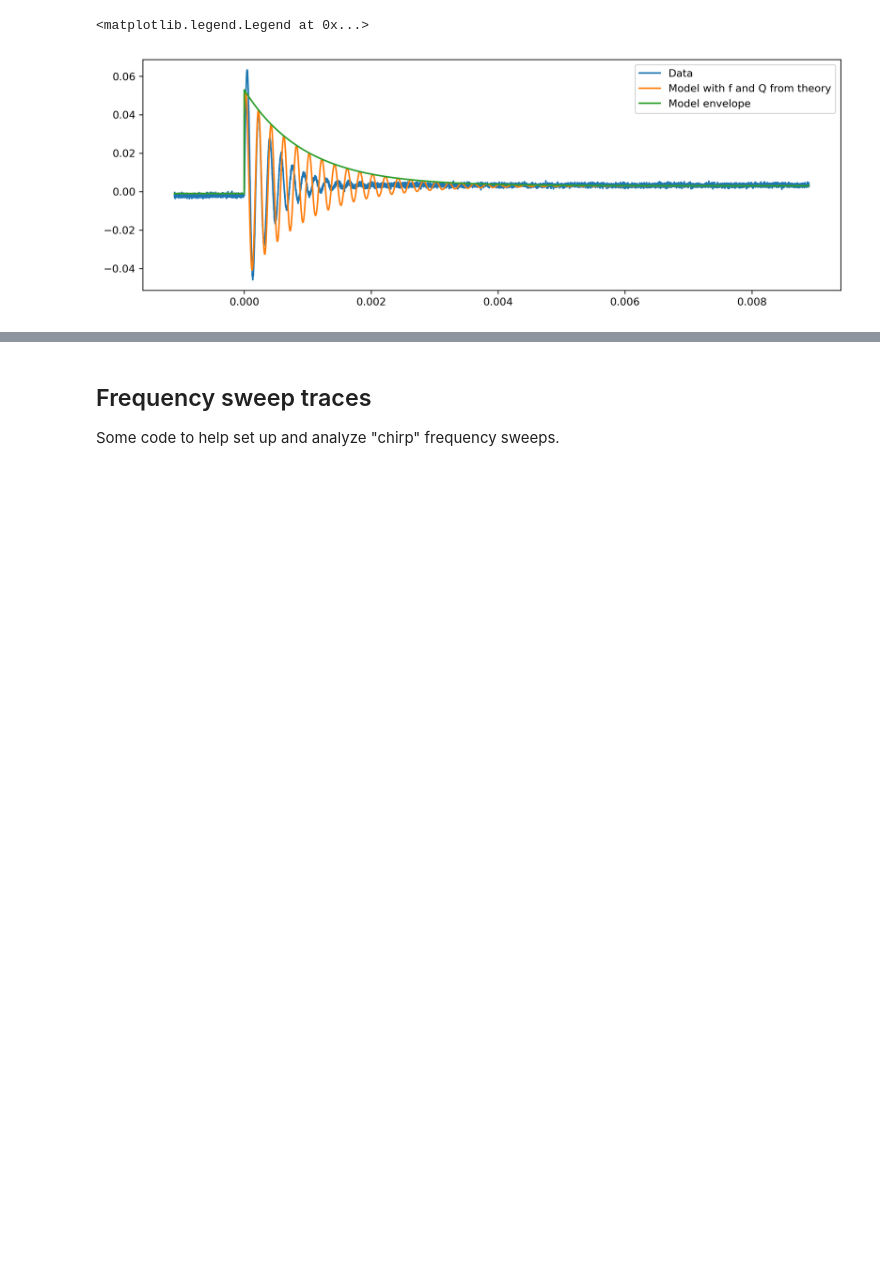
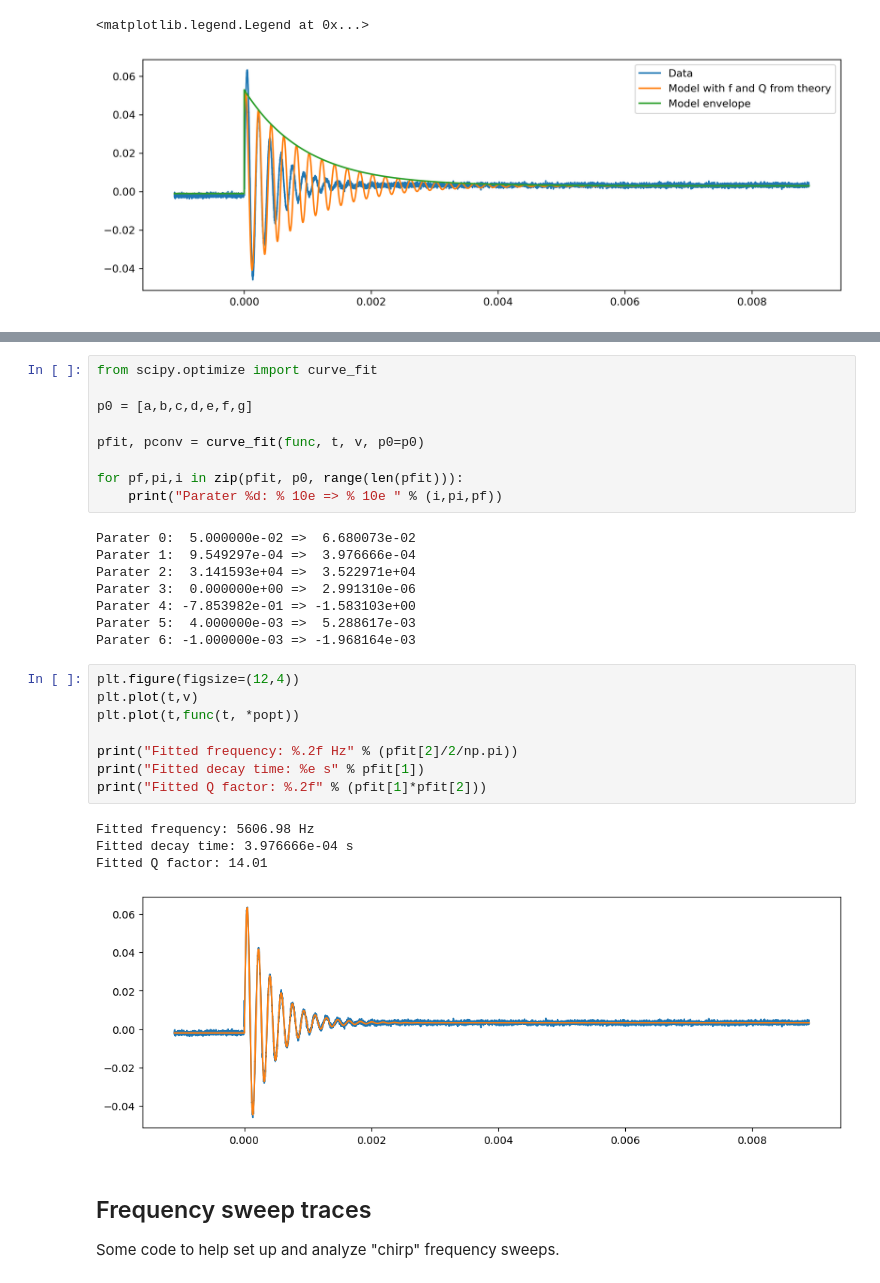
Before and after one commit to SHoogeman/Snaar-Proef, a Jupyter notebook: lab session notebooks/TN2211 Session 05.ipynb, the cells around one changed output, grey strips where cells are left out. Saved outputs shown, nothing was run; the diff lists cells and outputs as text; blank space fills up the shorter version.

```diff
--- a/lab session notebooks/TN2211 Session 05.ipynb
+++ b/lab session notebooks/TN2211 Session 05.ipynb
@@ -190,3 +184,33 @@ If you want to know what the best possible estimate is, along with the errorbars
+# %%
+from scipy.optimize import curve_fit
+
+p0 = [a,b,c,d,e,f,g]
+
+pfit, pconv = curve_fit(func, t, v, p0=p0)
+
+for pf,pi,i in zip(pfit, p0, range(len(pfit))):
+    print("Parater %d: % 10e => % 10e " % (i,pi,pf))
+# %% [output]
+Parater 0:  5.000000e-02 =>  6.680073e-02
+Parater 1:  9.549297e-04 =>  3.976666e-04
+Parater 2:  3.141593e+04 =>  3.522971e+04
+Parater 3:  0.000000e+00 =>  2.991310e-06
+Parater 4: -7.853982e-01 => -1.583103e+00
+Parater 5:  4.000000e-03 =>  5.288617e-03
+Parater 6: -1.000000e-03 => -1.968164e-03
+# %%
+plt.figure(figsize=(12,4))
+plt.plot(t,v)
+plt.plot(t,func(t, *popt))
+
+print("Fitted frequency: %.2f Hz" % (pfit[2]/2/np.pi))
+print("Fitted decay time: %e s" % pfit[1])
+print("Fitted Q factor: %.2f" % (pfit[1]*pfit[2]))
+# %% [output]
+Fitted frequency: 5606.98 Hz
+Fitted decay time: 3.976666e-04 s
+Fitted Q factor: 14.01
+[figure, added]
 # %% [markdown]
 ## Frequency sweep traces
 
```
Also changed, not shown: parts of 6 cells of this notebook.
